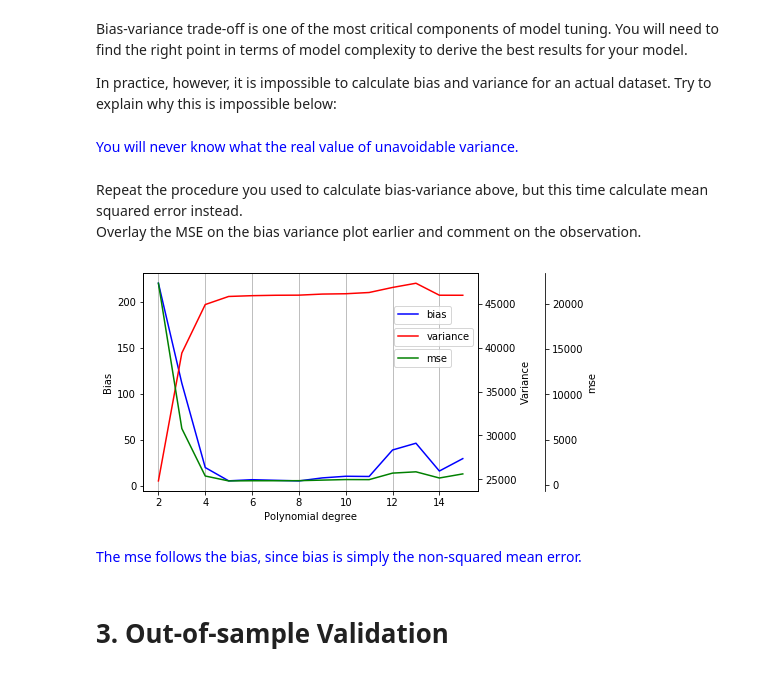
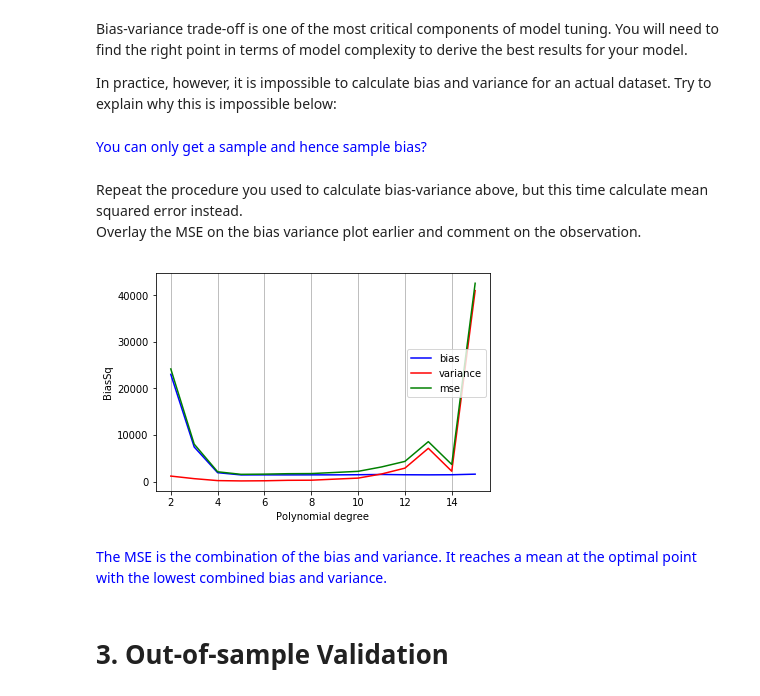
Before and after one commit to nickyeolk/aiap_projects, a Jupyter notebook: aiap-week2/Week 2 - Statistical Learning - Release.ipynb, the cells around one changed output. Cells and saved outputs as stored; diff of their text form; code cells hidden in the pictures.

```diff
--- a/aiap-week2/Week 2 - Statistical Learning - Release.ipynb
+++ b/aiap-week2/Week 2 - Statistical Learning - Release.ipynb
@@ -343,7 +356,7 @@ __Now, simulate a training data by introducing random errors on the curve.__<br>
 # %% [markdown]
 <img src="./training_data.png">
 # %%
-noise = np.random.normal(0,20,len(output))
+noise = np.random.normal(0,40,len(output))
 noisy = output+noise
-plt.scatter(input_x,noisy,alpha=0.5)
+plt.scatter(input_x,noisy,alpha=0.5,s=2);
 # %% [output]
@@ -455,0 +430,18 @@ degree:  15
+# %%
+biassq_all=[]
+variance_all=[]
+mse_all=[]
+
+for degree in range(2,16):
+    print('degree: ',degree)
+    X_all_new = preprocessing.PolynomialFeatures(degree=degree).fit_transform(X_all.reshape(-1,1))
+    X_test = X_all_new[:200]
+    y_test = y_all[:200]
+    X_train = X_all_new[200:]
+    y_train = y_all[200:]
+    all_model_pred = train_model(X_train,y_train,X_test)
+    biass,variancee,msee = overall_bias_var(all_model_pred)
+    biassq_all.append(biass)
+    variance_all.append(variancee)
+    mse_all.append(msee)
+    print(biass,variancee,msee,biass+variancee)
@@ -480,31 +491,33 @@ Find out more and elaborate on the meaning and importance that point of balance.
 Bias-variance trade-off is one of the most critical components of model tuning. You will need to find the right point in terms of model complexity to derive the best results for your model.
 
 In practice, however, it is impossible to calculate bias and variance for an actual dataset. Try to explain why this is impossible below:
-# %% [markdown]
-<font color='blue'> You will never know what the real value of unavoidable variance. </font>
+# %% [markdown]
+<font color='blue'> You can only get a sample and hence sample bias? </font>
 # %% [markdown]
 Repeat the procedure you used to calculate bias-variance above, but this time calculate mean squared error instead. <br> Overlay the MSE on the bias variance plot earlier and comment on the observation.
 # %%
+
+
 fig,ax1=plt.subplots()
-ax1.plot(np.arange(2,16),bias_all,color='blue',label='bias')
-ax1.set_ylabel('Bias')
+ax1.plot(np.arange(2,16),biassq_all,color='blue',label='bias')
+ax1.set_ylabel('BiasSq')
 plt.legend(bbox_to_anchor=(0.75, 0.85), loc=2, borderaxespad=0.)
-ax2=ax1.twinx()
-ax2.plot(np.arange(2,16),variance_all,color='red',label='variance')
-ax2.set_ylabel('Variance')
+# ax2=ax1.twinx()
+ax1.plot(np.arange(2,16),variance_all,color='red',label='variance')
+# ax2.set_ylabel('Variance')
 plt.legend(bbox_to_anchor=(0.75, 0.75), loc=2, borderaxespad=0.)
-ax3=ax1.twinx()
-ax3.plot(np.arange(2,16),mse_all,color='green',label='mse')
-ax3.spines["right"].set_position(("axes", 1.2))
-ax3.set_ylabel('mse')
+# ax3=ax1.twinx()
+ax1.plot(np.arange(2,16),mse_all,color='green',label='mse')
+# ax3.spines["right"].set_position(("axes", 1.2))
+# ax3.set_ylabel('mse')
 ax1.grid(which='both',axis='x')
 ax1.set_xlabel('Polynomial degree')
 plt.legend(bbox_to_anchor=(0.75, 0.65), loc=2, borderaxespad=0.)
 plt.show()
 # %% [output]
-[figure, old version]
+[figure, new version]
-# %% [markdown]
-<font color='blue'>The mse follows the bias, since bias is simply the non-squared mean error.</font>
+# %% [markdown]
+<font color='blue'>The MSE is the combination of the bias and variance. It reaches a mean at the optimal point with the lowest combined bias and variance.</font>
 # %% [markdown]
 # 3. Out-of-sample Validation
 # %% [markdown]
```
Also changed, not shown: parts of 32 cells of this notebook.
